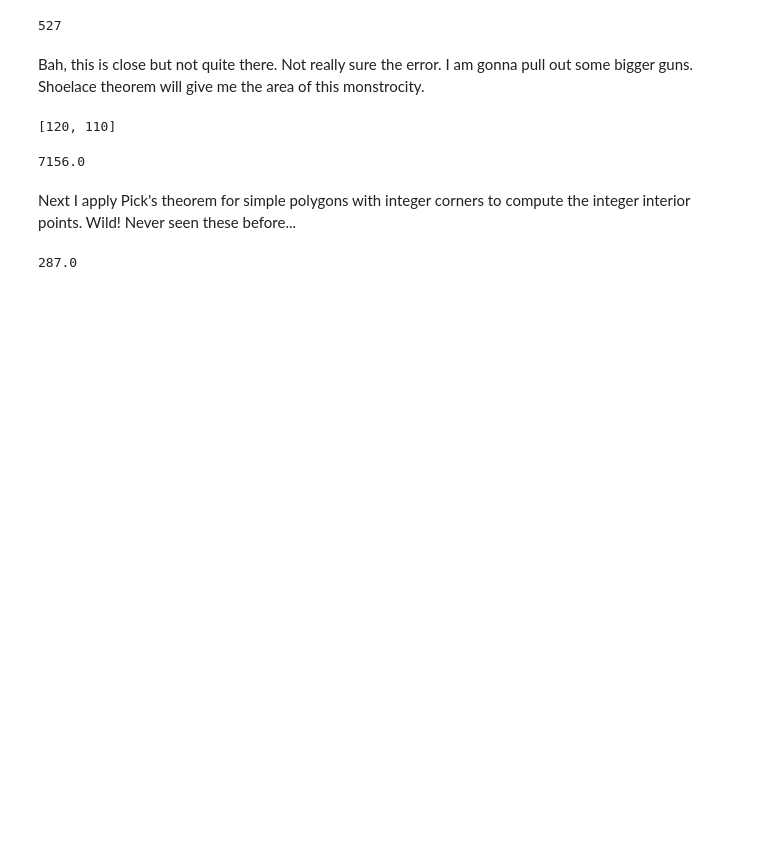
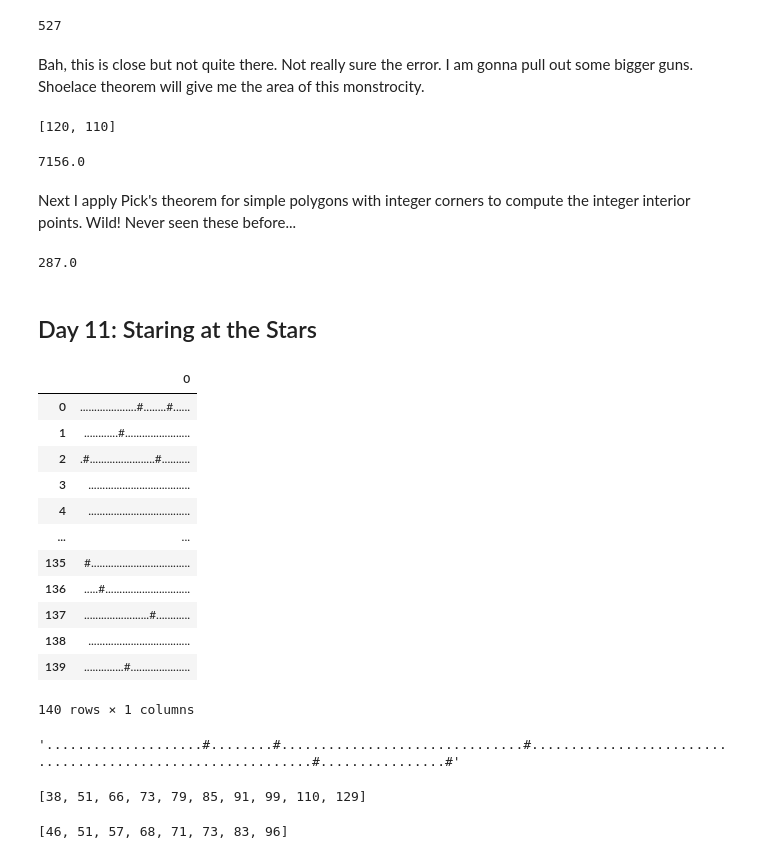
Before and after one commit to nurfnick/AdventOfCode2023, a Jupyter notebook: PythonCode.ipynb, the cells around one changed output. Saved outputs shown, nothing was run; the diff lists cells and outputs as text; code cells hidden in the pictures; blank space fills up the shorter version.

Commit message:
started manipulating the data for day 11

```diff
--- a/PythonCode.ipynb
+++ b/PythonCode.ipynb
@@ -2438,3 +2438,52 @@ i = A - len(path)/2 + 1
 i
 # %% [output]
 287.0
+# %% [markdown]
+## Day 11:  Staring at the Stars
+# %%
+data = pa.read_csv('https://raw.githubusercontent.com/nurfnick/AdventOfCode2023/main/input11',header = None, engine='python')
+data
+# %% [output]
+|  | 0 |
+| 0 | ....................#........#...... |
+| 1 | ............#....................... |
+| 2 | .#.......................#.......... |
+| 3 | .................................... |
+| 4 | .................................... |
+| ... | ... |
+| 135 | #................................... |
+| 136 | .....#.............................. |
+| 137 | .......................#............ |
+| 138 | .................................... |
+| 139 | ..............#..................... |
+140 rows × 1 columns
+# %%
+data.iloc[0,0]
+# %% [output]
+'....................#........#...............................#............................................................#................#'
+# %%
+emptyRows = []
+for i in range(140):
+  truth = True
+  for j in range(len(data.iloc[i,0])):
+    if data.iloc[i,0][j] != '.':
+      truth = truth and False
+  if truth:
+    emptyRows.append(i)
+
+emptyRows
+# %% [output]
+[38, 51, 66, 73, 79, 85, 91, 99, 110, 129]
+# %%
+emptyCols = []
+for i in range(len(data.iloc[0,0])):
+  truth = True
+  for j in range(140):
+    if data.iloc[j,0][i] != '.':
+      truth = truth and False
+  if truth:
+    emptyCols.append(i)
+
+emptyCols
+# %% [output]
+[46, 51, 57, 68, 71, 73, 83, 96]
```
Also changed, not shown: parts of 4 cells of this notebook.
